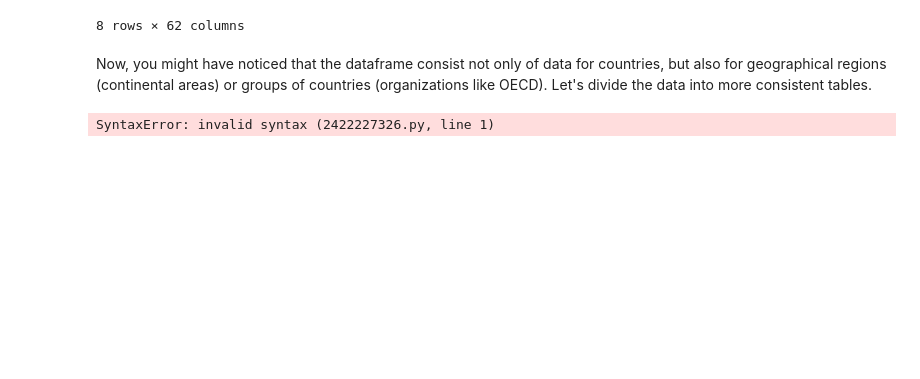
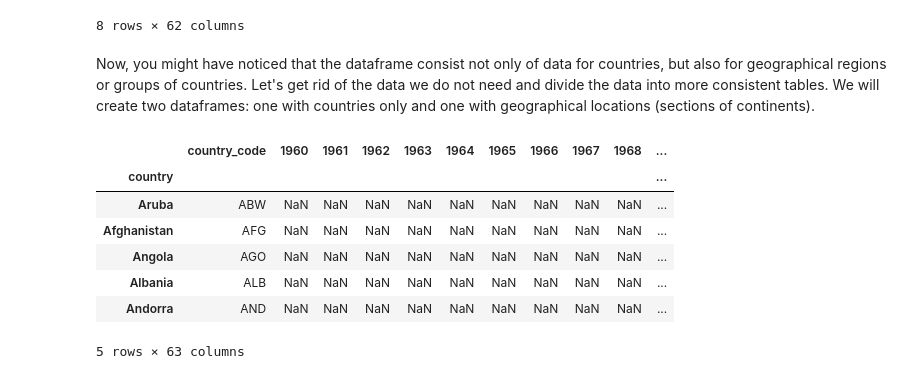
Before and after one commit to SlawCzech/World-inflation-project, a Jupyter notebook: inflation_eda.ipynb, the cells around one changed output. Saved outputs shown, nothing was run; the diff lists cells and outputs as text; code cells hidden in the pictures; blank space fills up the shorter version.

```diff
--- a/inflation_eda.ipynb
+++ b/inflation_eda.ipynb
@@ -72,8 +87,48 @@ world_inflation.describe()
 | max | 39.590444 | 22.747264 | 131.397850 | 145.910781 | 108.994709 | 306.763110 | 1136.254112 | 106.000000 | 128.843042 | 21.763295 | ... | ... |
 8 rows × 62 columns
 # %% [markdown]
-Now, you might have noticed that the dataframe consist not only of data for countries, but also for geographical regions (continental areas) or groups of countries (organizations like OECD). Let's divide the data into more consistent tables.
+Now, you might have noticed that the dataframe consist not only of data for countries, but also for geographical regions or groups of countries. Let's get rid of the data we do not need and divide the data into more consistent tables. We will create two dataframes: one with countries only and one with geographical locations (sections of continents).
-# %%
-continents_inflation =
-# %% [output]
-SyntaxError: invalid syntax (2422227326.py, line 1)
+# %%
+geographical_locations = ["Africa Eastern and Southern",
+                          "Africa Western and Central",
+                          "Central Europe and the Baltics",
+                          "East Asia & Pacific",
+                          "Europe & Central Asia",
+                          "Latin America & Caribbean",
+                          "Middle East & North Africa",
+                          "North America",
+                          "Pacific island small states",
+                          "Sub-Saharan Africa",
+                          "World"
+                          ]
+
+redundant = ["Arab World", "Caribbean small states", "Early-demographic dividend", "Euro area", "European Union",
+             "Fragile and conflict affected situations", "Micronesia, Fed. Sts.", "High income",
+             "Heavily indebted poor countries (HIPC)", "IBRD only", "IDA & IBRD total", "IDA total", "IDA blend",
+             "IDA only", "Not classified", "Low income", "Least developed countries: UN classification",
+             "Lower middle income", "Low & middle income", "Late-demographic dividend", "Middle income",
+             "OECD members", "Other small states", "Pre-demographic dividend", "Post-demographic dividend",
+             "Small states", "East Asia & Pacific (IDA & IBRD countries)",
+             "Europe & Central Asia (IDA & IBRD countries)",
+             "Latin America & the Caribbean (IDA & IBRD countries)",
+             "Middle East & North Africa (IDA & IBRD countries)", "South Asia (IDA & IBRD)",
+             "Sub-Saharan Africa (IDA & IBRD countries)", "Upper middle income",
+             "East Asia & Pacific (excluding high income)",
+             "Europe & Central Asia (excluding high income)",
+             "Latin America & Caribbean (excluding high income)",
+             "Middle East & North Africa (excluding high income)",
+             "Sub-Saharan Africa (excluding high income)",
+             ]
+# %%
+countries_inflation = world_inflation.drop(axis=0, index=redundant)
+countries_inflation = countries_inflation.drop(axis=0, index=geographical_locations)
+countries_inflation.head()
+# %% [output]
+|  | country_code | 1960 | 1961 | 1962 | 1963 | 1964 | 1965 | 1966 | 1967 | 1968 | ... |
+| country |  |  |  |  |  |  |  |  |  |  | ... |
+| Aruba | ABW | NaN | NaN | NaN | NaN | NaN | NaN | NaN | NaN | NaN | ... |
+| Afghanistan | AFG | NaN | NaN | NaN | NaN | NaN | NaN | NaN | NaN | NaN | ... |
+| Angola | AGO | NaN | NaN | NaN | NaN | NaN | NaN | NaN | NaN | NaN | ... |
+| Albania | ALB | NaN | NaN | NaN | NaN | NaN | NaN | NaN | NaN | NaN | ... |
+| Andorra | AND | NaN | NaN | NaN | NaN | NaN | NaN | NaN | NaN | NaN | ... |
+5 rows × 63 columns
```
Also changed, not shown: parts of 4 cells of this notebook.
